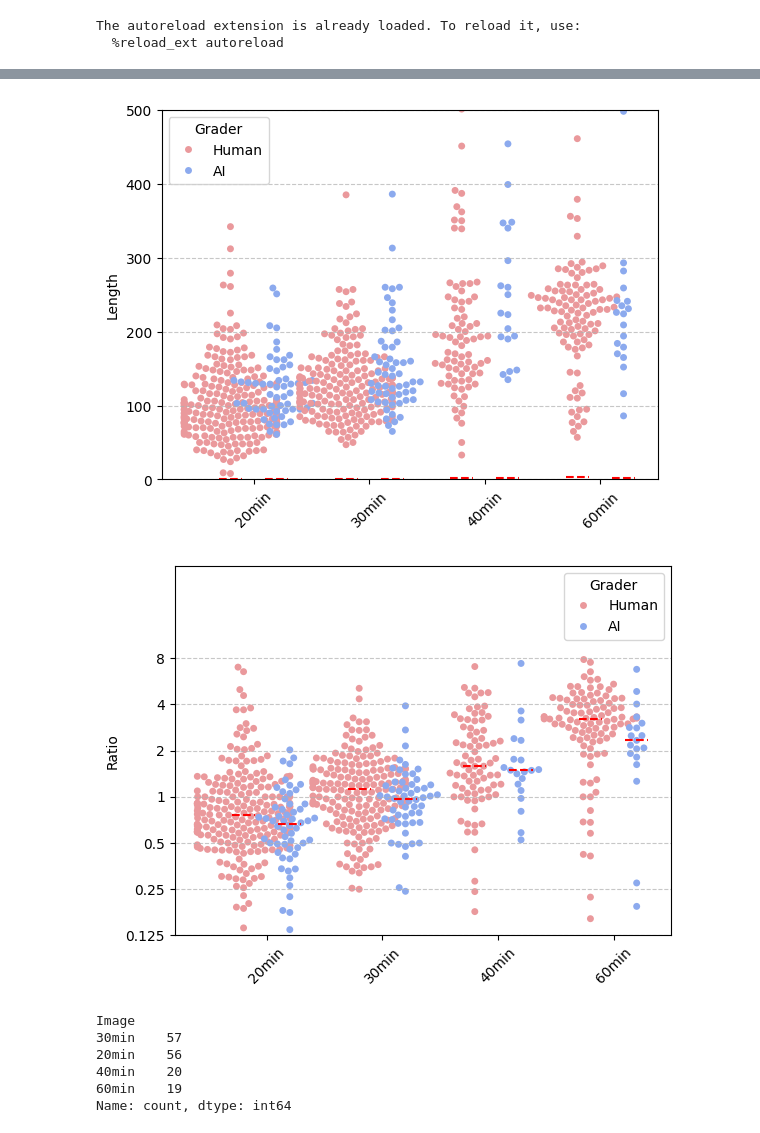
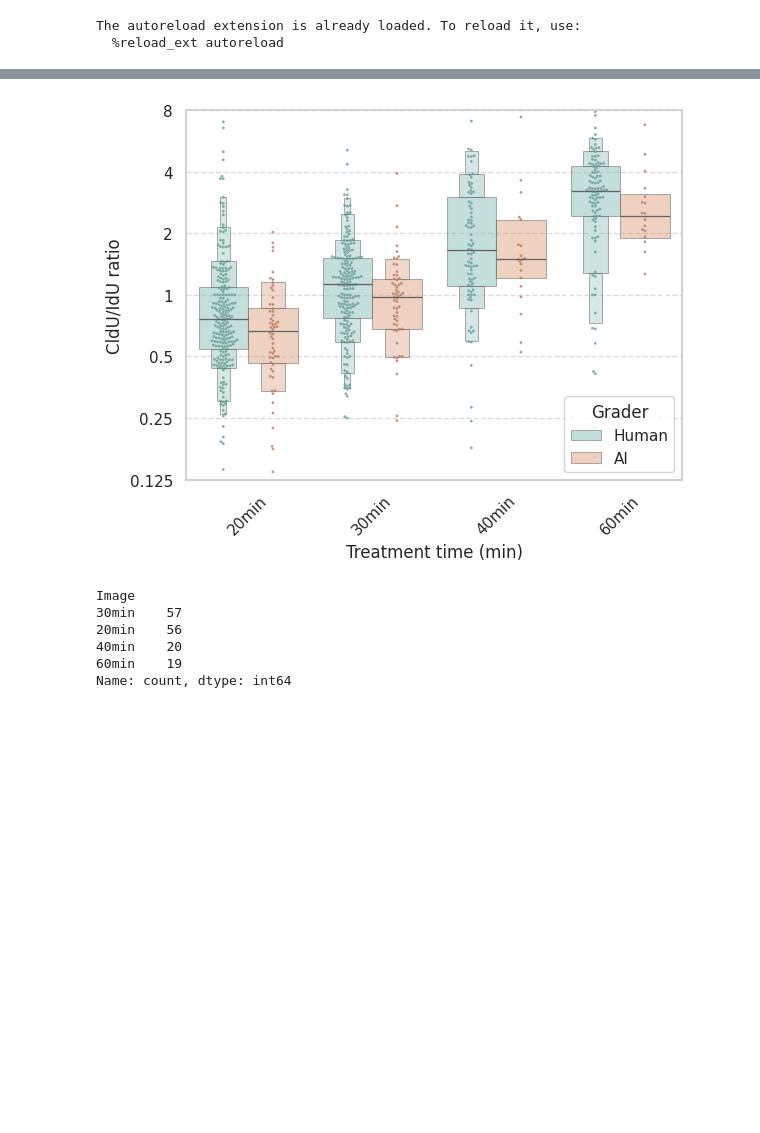
Before and after one commit to ClementPla/DeepFiberQ, a Jupyter notebook: notebook/delta_experiments/progression/quantify.ipynb, the cells around one changed output, grey strips where cells are left out. Drawn from its saved outputs; the diff is of its cells as text; code cells hidden in the pictures; blank space fills up the shorter version.

```diff
--- a/notebook/delta_experiments/progression/quantify.ipynb
+++ b/notebook/delta_experiments/progression/quantify.ipynb
@@ -64,7 +65,7 @@ for img in tqdm(list_imgs):
     data_with_gt["Grader"] += ["Human"] * len(fibers_gt)
     data_with_gt["Image"] += [name.split("-")[1]] * len(fibers_gt)
 
-    fibers_pred = run_one_file(img, model=ENSEMBLE, pixel_size=0.06773, use_correction=False, verbose=False)
+    fibers_pred = run_one_file(img, model=ENSEMBLE, pixel_size=0.06773, use_correction=False, verbose=False, use_tta=True)
     fibers_pred = fibers_pred.valid_copy()
     data_with_gt["Ratio"] += fibers_pred.ratios
     data_with_gt["Grader"] += ["AI"] * len(fibers_pred)
@@ -73,23 +80,23 @@ for img in tqdm(list_imgs):
 # %%
 
 
 df = pd.DataFrame(data_with_gt)
-df = df[df['Ratio']>0.125]
-ai_color = "#8caaee"
-human_color = "#ea999c"
-palette = [human_color, ai_color]
+# df = df[df['Ratio']>0.125]
+palette = ["#81c8be", "#ef9f76"]
 df["Type"] = df["Image"]
 
 df['Ratio'] = (1/df['Ratio'])
-create_swarm_plot(df, palette=palette, column="Length", log_scale=False, yrange=(0, 500))
+
+
+create_boxen_swarmplot(df, palette=palette, column="Ratio", dodge=True, size=2)
+plt.ylim(0.125,8)
+plt.ylabel("CldU/IdU ratio")
+plt.xlabel("Treatment time (min)")
+
+plt.savefig("hu_treatment_time_comparison.png", dpi=300, bbox_inches='tight')
 plt.show()
-
-create_swarm_plot(df, palette=palette, column="Ratio")
-# plt.ylim(0.125,8)
-plt.show()
 # %% [output]
-[figure, old version]
+[figure, new version]
-[figure, removed]
 # %%
 df[df.Grader == 'AI']['Image'].value_counts()
 # %% [output]
```
Also changed, not shown: parts of 10 cells of this notebook, 11 other files.
